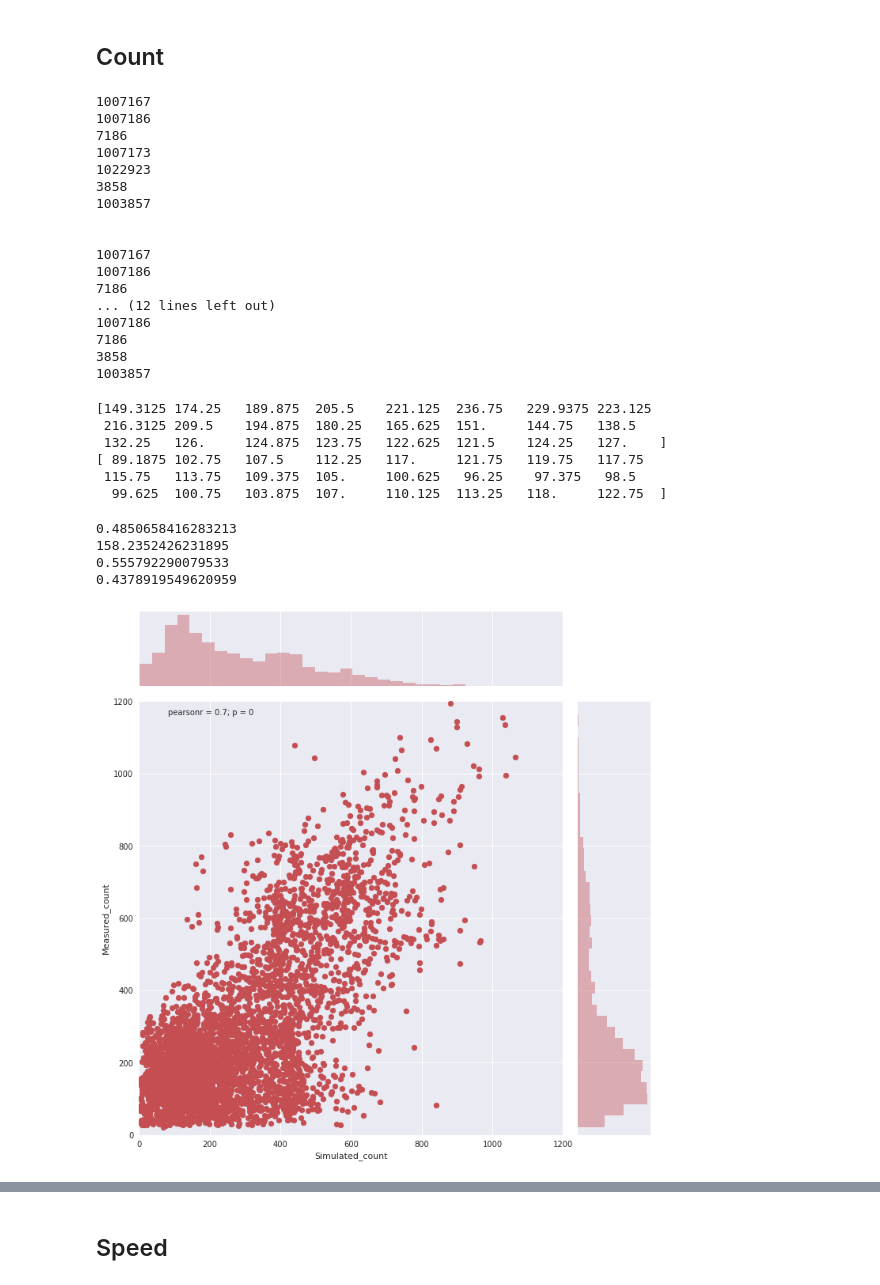
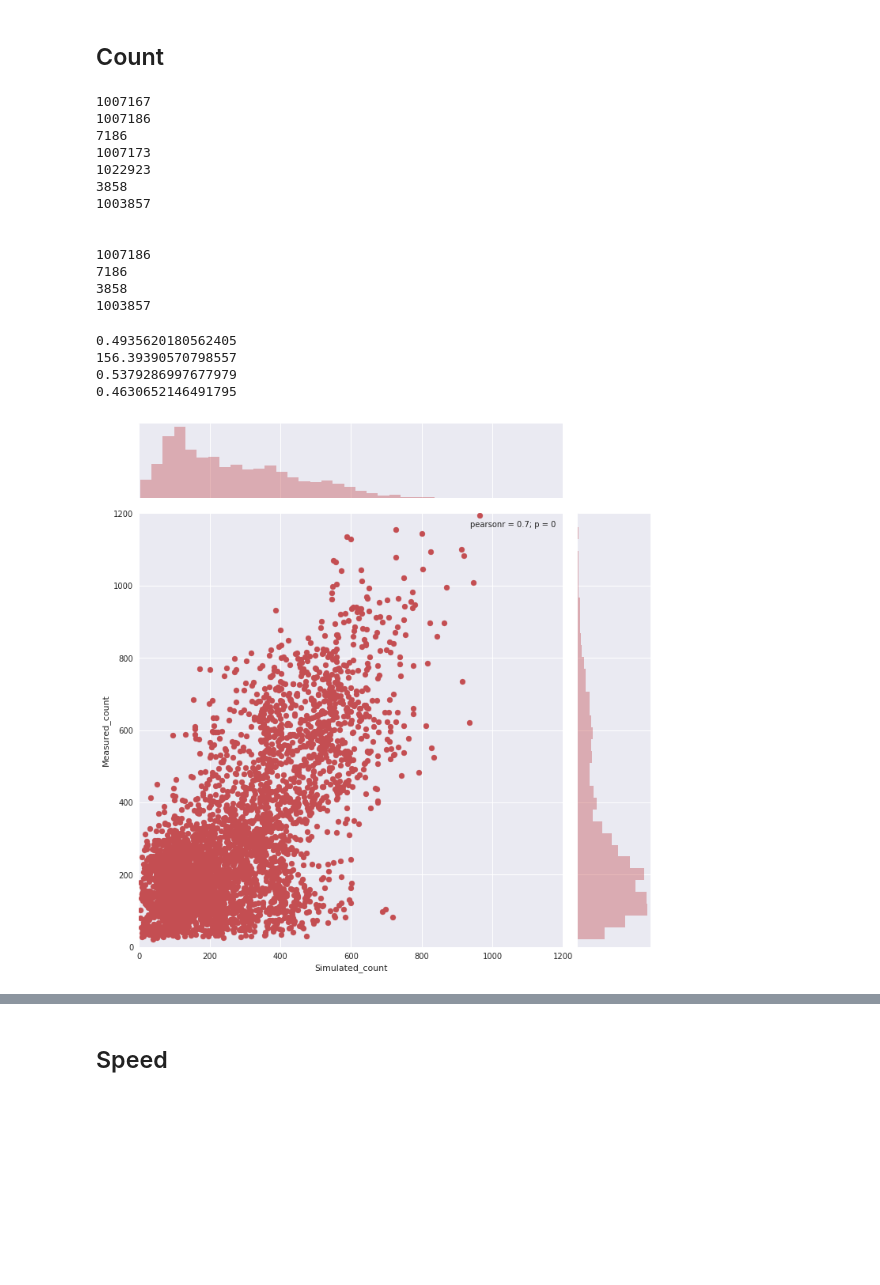
Before and after one commit to AlanPi1992/Car-Truck-Simulation, a Jupyter notebook: src/MckeesRocks Experiments.ipynb, the cells around one changed output, grey strips where cells are left out. Drawn from its saved outputs; the diff is of its cells as text; code cells hidden in the pictures; blank space fills up the shorter version.

```diff
--- a/src/MckeesRocks Experiments.ipynb
+++ b/src/MckeesRocks Experiments.ipynb
@@ -178,18 +178,8 @@ for _id in MR_link_ID_list:
 
 print("\n")
 for _id in MR_link_ID_list:
-    if _id in list_count_truck2:
-        print(_id)
-
-print("\n")
-for _id in MR_link_ID_list:
     if _id in list_count_car:
         print(_id)
-
-print("\n")
-for _id in MR_link_ID_list:
-    if _id in list_count_truck:
-        print(_id)
 # %% [output]
 1007167
 1007186
@@ -200,25 +190,10 @@ for _id in MR_link_ID_list:
 1003857
 
 
-1007167
-1007186
-7186
-... (12 lines left out)
 1007186
 7186
 3858
 1003857
-# %%
-print(df_count_car.loc[[7186], 2:].values.flatten())
-
-print(df_count_car.loc[[1007186], 2:].values.flatten())
-# %% [output]
-[149.3125 174.25   189.875  205.5    221.125  236.75   229.9375 223.125
- 216.3125 209.5    194.875  180.25   165.625  151.     144.75   138.5
- 132.25   126.     124.875  123.75   122.625  121.5    124.25   127.    ]
-[ 89.1875 102.75   107.5    112.25   117.     121.75   119.75   117.75
- 115.75   113.75   109.375  105.     100.625   96.25    97.375   98.5
-  99.625  100.75   103.875  107.     110.125  113.25   118.     122.75  ]
 # %%
 sns.set(style="darkgrid", color_codes=True)
 # %%
@@ -241,37 +216,36 @@ def r2(predictions, targets):
 def r2_score(sim, measured):
     return r2_score(measured, sim)
 # %%
-sys.setrecursionlimit(3000)
 start_intervals = np.array([i * 180 for i in range(24)])
 end_intervals = np.array([i * 180 + 179 for i in range(24)])
 
 car_link_count = mcdta.get_link_car_count(start_intervals, end_intervals)
 
 x = []
 y = []
 for link_ID in list_count_car:
     if link_ID in link_ID_list:
         idx = link_ID_list.index(link_ID)
         if (np.sum(car_link_count[idx, :]) > 2000):
-            x += list(car_link_count[idx, :]*1.15)
+            x += list(car_link_count[idx, :]*1.05)
             y += list(df_count_car.loc[[link_ID], 2:].values.flatten())
 #             x += list(car_link_count[idx, 7:-7])
 #             y += list(df_count_car.loc[[link_ID], 9:18].values.flatten())
 
 print(rsquared(np.array(x),np.array(y)))
 print(rmse(np.array(x),np.array(y)))
 print(rmsn(np.array(x),np.array(y)))
 print(r2(np.array(x),np.array(y)))
 # print(r2_score(x,y))
 
 count_reg = pd.DataFrame({'Simulated_count': x, 'Measured_count': y})
 g = sns.jointplot("Simulated_count", "Measured_count", data=count_reg, xlim=(0, 1200), ylim=(0, 1200), color="r", size=10)
 # %% [output]
-0.4850658416283213
-158.2352426231895
-0.555792290079533
-0.4378919549620959
+0.4935620180562405
+156.39390570798557
+0.5379286997677979
+0.4630652146491795
-[figure, old version]
+[figure, new version]
 # %%
 truck_link_count = mcdta.get_link_truck_count(start_intervals, end_intervals)
 
```
Also changed, not shown: parts of 13 cells of this notebook.
